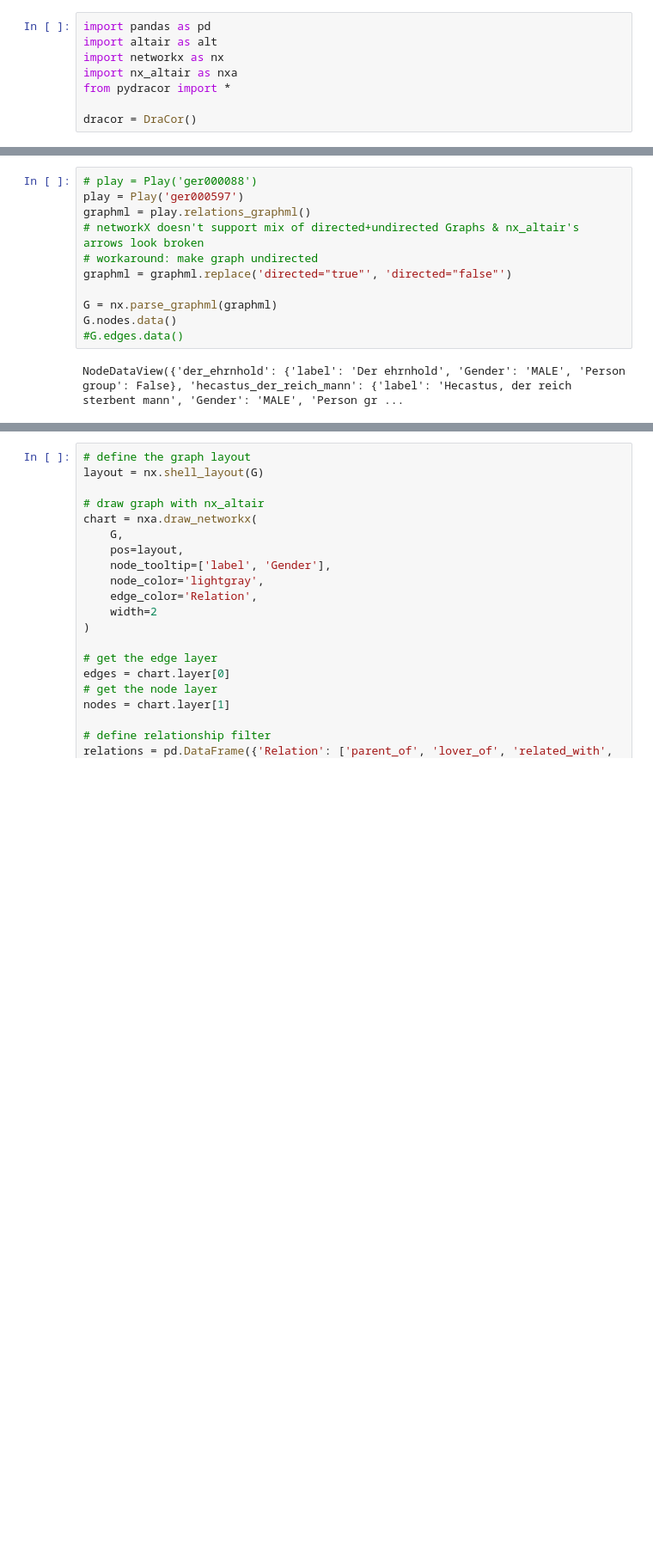
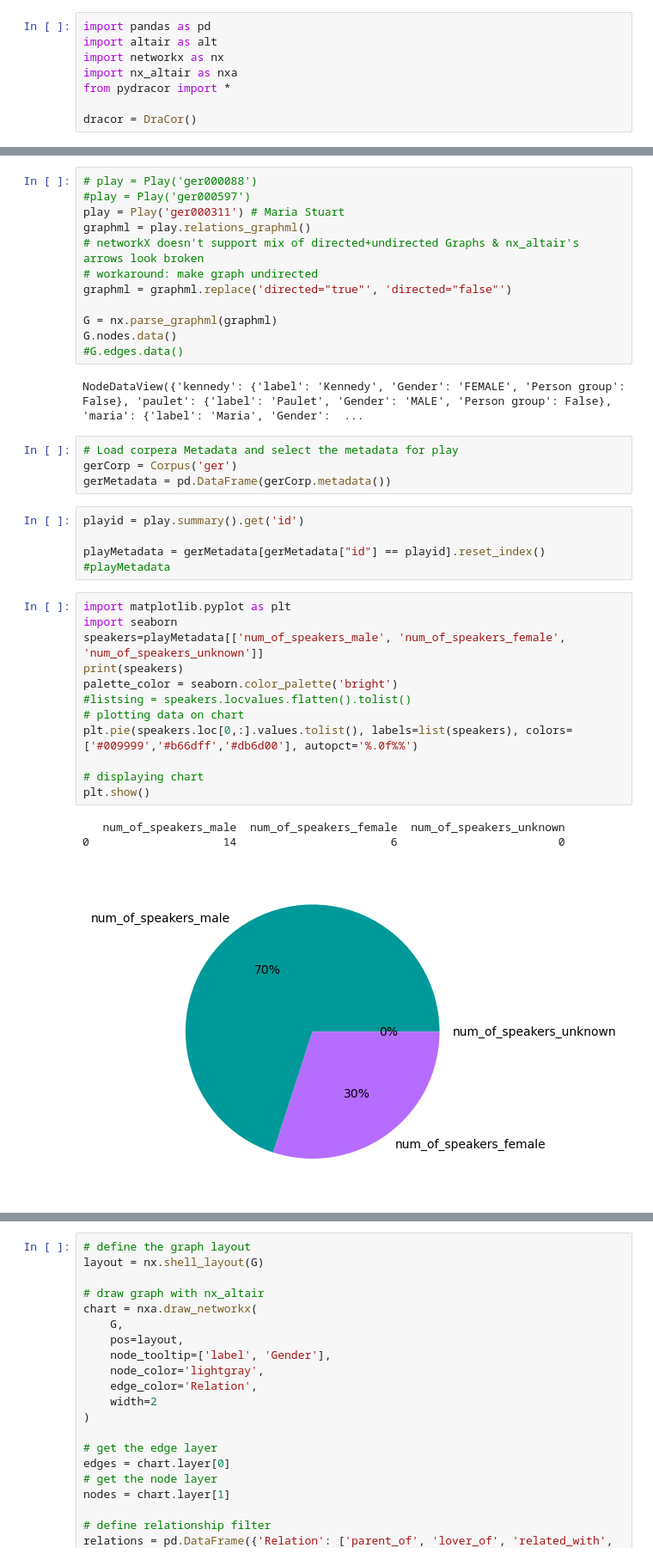
Before and after one commit to densandra/DraCor-Visualization, a Jupyter notebook: relationship_network.ipynb, the cells around one changed output, grey strips where cells are left out. Shown: that part at 86% size. Saved outputs shown, nothing was run; the diff lists cells and outputs as text; blank space fills up the shorter version.

```diff
--- a/relationship_network.ipynb
+++ b/relationship_network.ipynb
@@ -30,7 +30,8 @@ available_german_plays
  'ger000489': 'Der Ahnherr'}
 # %%
 # play = Play('ger000088')
-play = Play('ger000597')
+#play = Play('ger000597')
+play = Play('ger000311') # Maria Stuart
 graphml = play.relations_graphml()
 # networkX doesn't support mix of directed+undirected Graphs & nx_altair's arrows look broken
 # workaround: make graph undirected
@@ -40,4 +41,29 @@ G = nx.parse_graphml(graphml)
 G.nodes.data()
 #G.edges.data()
 # %% [output]
-NodeDataView({'der_ehrnhold': {'label': 'Der ehrnhold', 'Gender': 'MALE', 'Person group': False}, 'hecastus_der_reich_mann': {'label': 'Hecastus, der reich sterbent mann', 'Gender': 'MALE', 'Person gr ...
+NodeDataView({'kennedy': {'label': 'Kennedy', 'Gender': 'FEMALE', 'Person group': False}, 'paulet': {'label': 'Paulet', 'Gender': 'MALE', 'Person group': False}, 'maria': {'label': 'Maria', 'Gender':  ...
+# %%
+# Load corpera Metadata and select the metadata for play
+gerCorp = Corpus('ger')
+gerMetadata = pd.DataFrame(gerCorp.metadata())
+# %%
+playid = play.summary().get('id')
+
+playMetadata = gerMetadata[gerMetadata["id"] == playid].reset_index()
+#playMetadata
+# %%
+import matplotlib.pyplot as plt
+import seaborn
+speakers=playMetadata[['num_of_speakers_male', 'num_of_speakers_female', 'num_of_speakers_unknown']]
+print(speakers)
+palette_color = seaborn.color_palette('bright')
+#listsing = speakers.locvalues.flatten().tolist()
+# plotting data on chart
+plt.pie(speakers.loc[0,:].values.tolist(), labels=list(speakers), colors=['#009999','#b66dff','#db6d00'], autopct='%.0f%%')
+
+# displaying chart
+plt.show()
+# %% [output]
+   num_of_speakers_male  num_of_speakers_female  num_of_speakers_unknown
+0                    14                       6                        0
+[figure, added]
```
Also changed, not shown: parts of 3 cells of this notebook.
